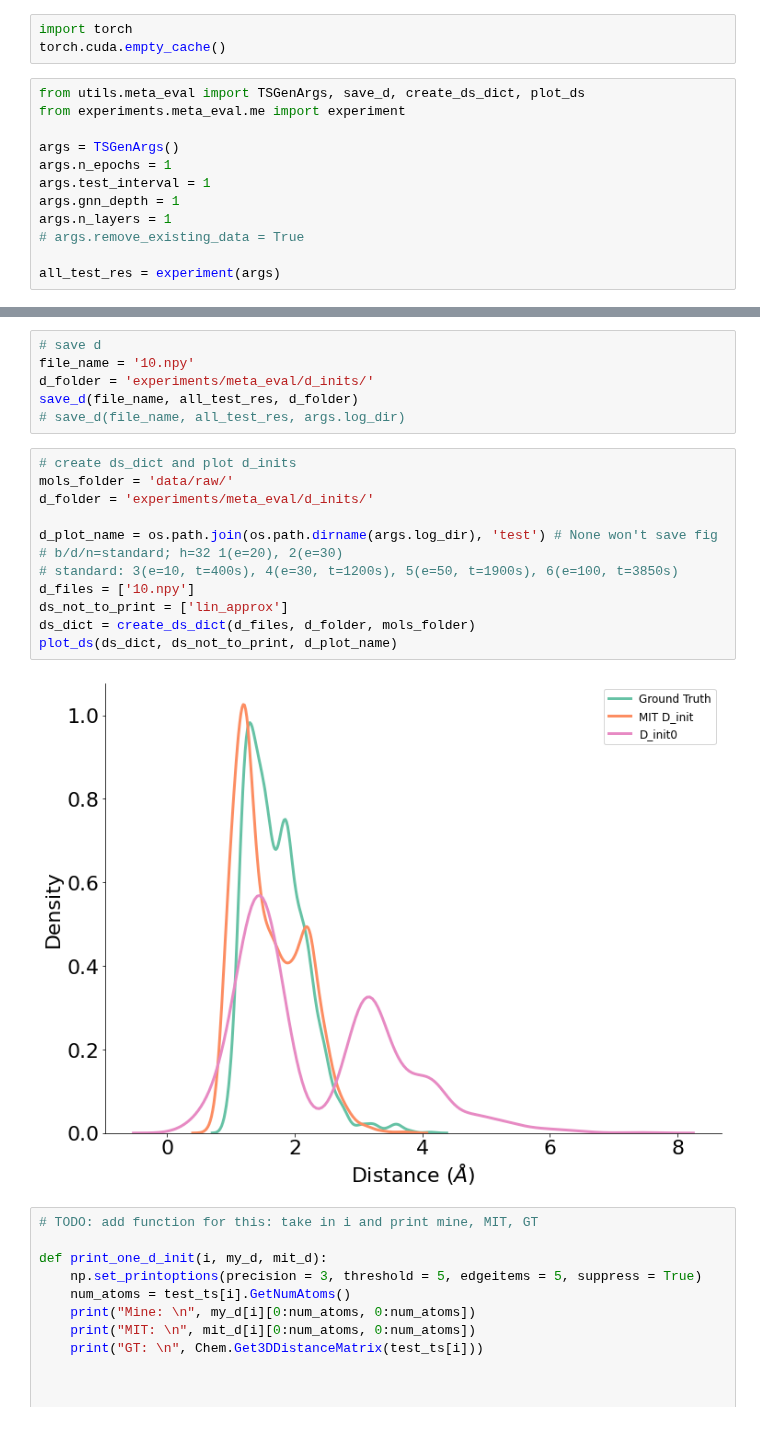
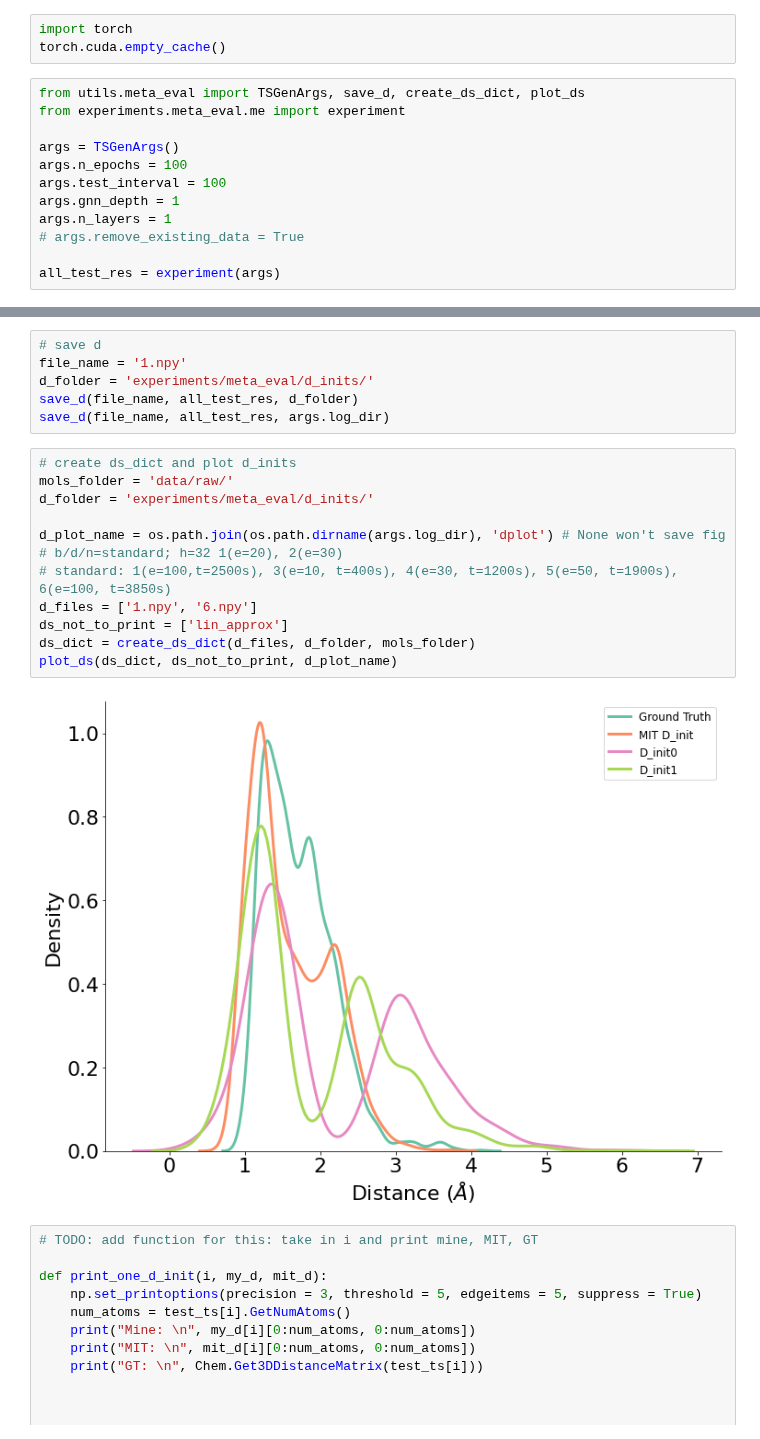
Before and after one commit to avishvj/3d-reactions, a Jupyter notebook: ts_gen_port.ipynb, the cells around one changed output, grey strips where cells are left out. Cells and saved outputs as stored; diff of their text form.

Commit message:
add ensemble plot

```diff
--- a/ts_gen_port.ipynb
+++ b/ts_gen_port.ipynb
@@ -8,8 +8,8 @@ from utils.meta_eval import TSGenArgs, save_d, create_ds_dict, plot_ds
 from experiments.meta_eval.me import experiment
 
 args = TSGenArgs()
-args.n_epochs = 1
-args.test_interval = 1
+args.n_epochs = 100
+args.test_interval = 100
 args.gnn_depth = 1
 args.n_layers = 1
 # args.remove_existing_data = True
@@ -33,23 +43,23 @@ plot_tt_loss(log_file_path, save_fig=True)
 # %%
 # save d
-file_name = '10.npy'
+file_name = '1.npy'
 d_folder = 'experiments/meta_eval/d_inits/'
 save_d(file_name, all_test_res, d_folder)
-# save_d(file_name, all_test_res, args.log_dir)
+save_d(file_name, all_test_res, args.log_dir)
 # %%
 # create ds_dict and plot d_inits
 mols_folder = 'data/raw/'
 d_folder = 'experiments/meta_eval/d_inits/'
 
-d_plot_name = os.path.join(os.path.dirname(args.log_dir), 'test') # None won't save fig
+d_plot_name = os.path.join(os.path.dirname(args.log_dir), 'dplot') # None won't save fig
 # b/d/n=standard; h=32 1(e=20), 2(e=30)
-# standard: 3(e=10, t=400s), 4(e=30, t=1200s), 5(e=50, t=1900s), 6(e=100, t=3850s)
-d_files = ['10.npy']
+# standard: 1(e=100,t=2500s), 3(e=10, t=400s), 4(e=30, t=1200s), 5(e=50, t=1900s), 6(e=100, t=3850s)
+d_files = ['1.npy', '6.npy']
 ds_not_to_print = ['lin_approx']
 ds_dict = create_ds_dict(d_files, d_folder, mols_folder)
 plot_ds(ds_dict, ds_not_to_print, d_plot_name)
 # %% [output]
-[figure, old version]
+[figure, new version]
 # %%
 # TODO: add function for this: take in i and print mine, MIT, GT
 
```
Also changed, not shown: parts of 5 cells of this notebook, 7 other files.
